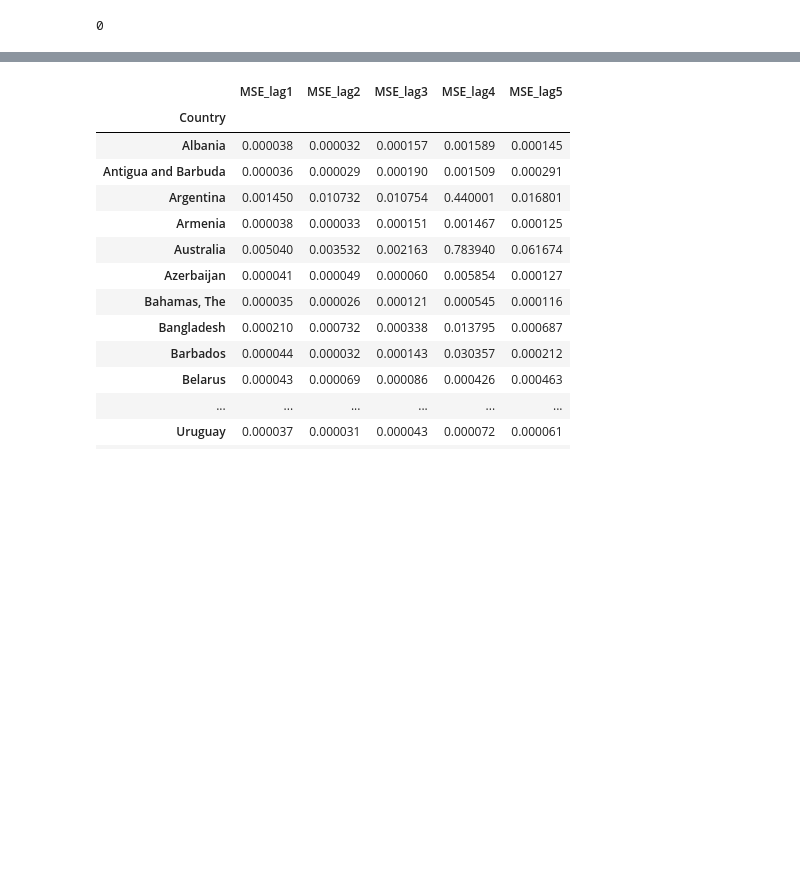
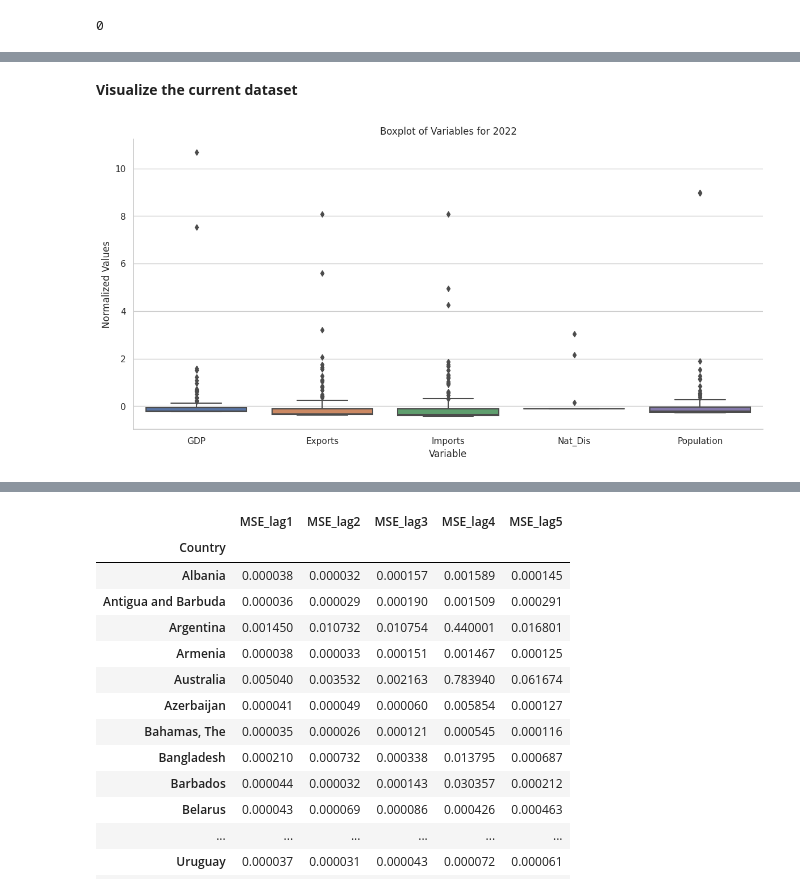
Before and after one commit to Monsieur-Bandana/data_science_clockmann, a Jupyter notebook: ClassProject2207.ipynb, the cells around one changed output, grey strips where cells are left out. Cells and saved outputs as stored; diff of their text form; code cells hidden in the pictures; blank space fills up the shorter version.

```diff
--- a/ClassProject2207.ipynb
+++ b/ClassProject2207.ipynb
@@ -502,3 +530,19 @@ data
 | Vietnam | Population | 0.362801 | 0.365708 | 0.368004 | 0.369711 | 0.370814 | 0.371285 | 0.371525 | 0.371376 | 0.370419 | 0.369078 | ... |
 | Zambia | Population | -0.185994 | -0.185471 | -0.184858 | -0.184223 | -0.183591 | -0.182853 | -0.182077 | -0.181277 | -0.180385 | -0.179310 | ... |
 590 rows × 31 columns
+# %% [markdown]
+**Visualize the current dataset**
+# %%
+# Reset the multi-index DataFrame
+df_reset = data.reset_index()
+
+# Subset the dataframe for the last year (2022) and transform
+last_year_df = df_reset[df_reset.columns[:2].tolist() + [2022]].melt(id_vars=df_reset.columns[:2], var_name='Year', value_name='Values')
+
+# Create boxplot grid and provide labels
+g = sns.catplot(x='Variable', y='Values', kind="box", data=last_year_df, height=6, aspect=2)
+g.set_axis_labels("Variable", "Normalized Values")
+plt.title('Boxplot of Variables for 2022')
+plt.show()
+# %% [output]
+[figure, added]
```
Also changed, not shown: parts of 9 cells of this notebook.
